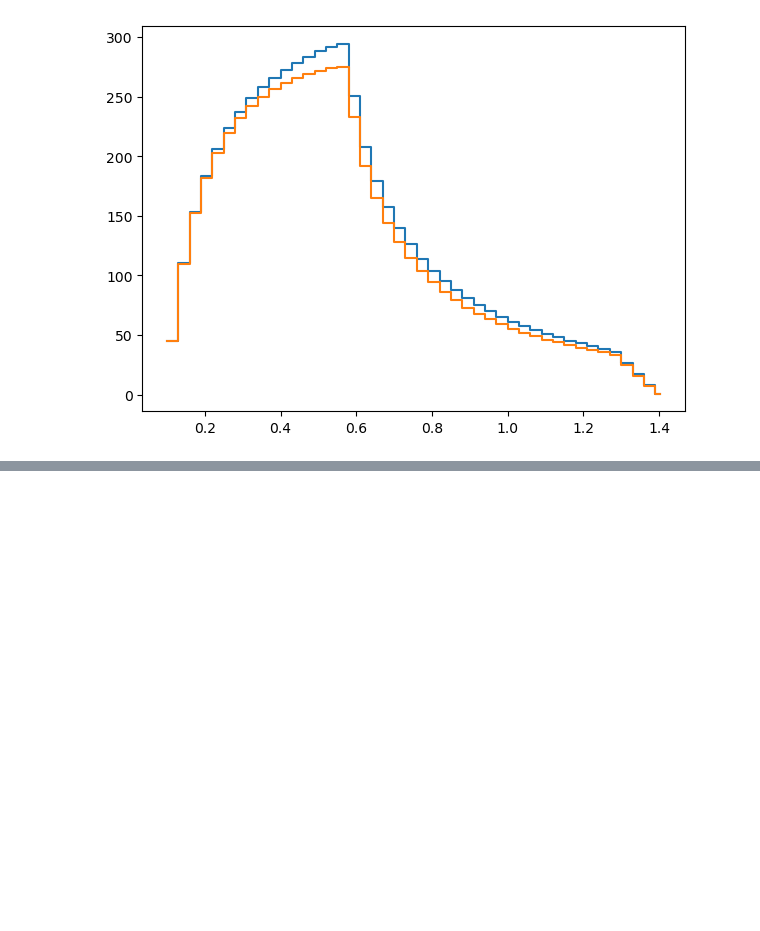
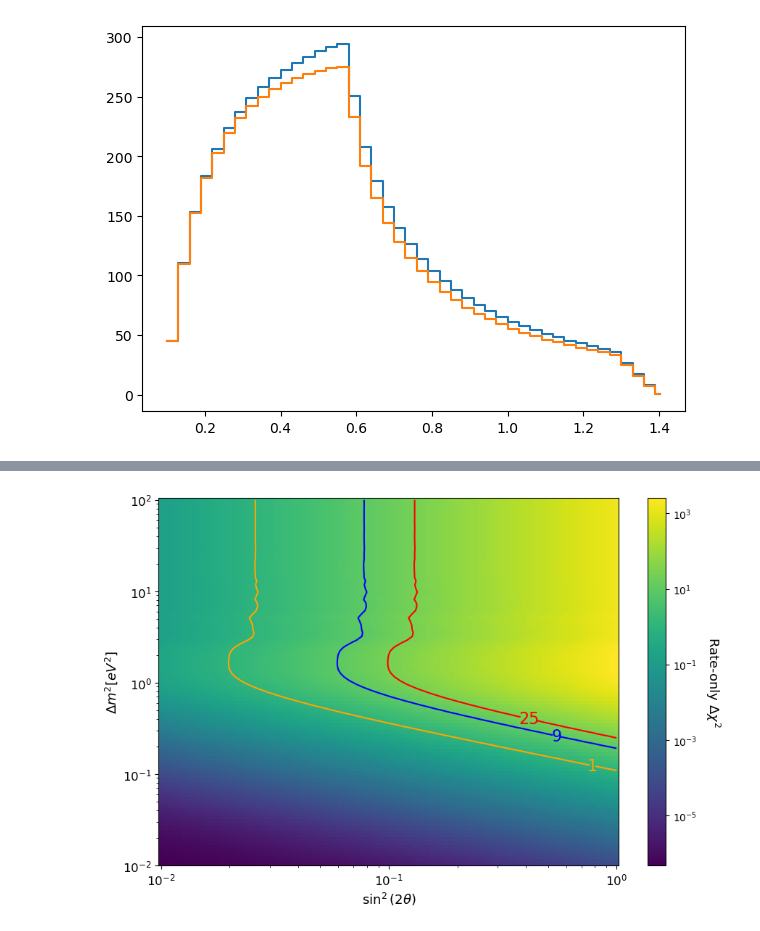
Before and after one commit to YMTheory/sensitivity, a Jupyter notebook: notebooks/test_generator.ipynb, the cells around one changed output, grey strips where cells are left out. Saved outputs shown, nothing was run; the diff lists cells and outputs as text; code cells hidden in the pictures; blank space fills up the shorter version.

```diff
--- a/notebooks/test_generator.ipynb
+++ b/notebooks/test_generator.ipynb
@@ -611,3 +615,13 @@ histlite.plot1d(ax, h0)
 histlite.plot1d(ax, h1)
 # %% [output]
 [figure]
+# %%
+dchi2 = np.zeros((100, 100))
+for i, dm2 in enumerate(np.logspace(-2, 2, 100)):
+    print(i, dm2)
+    for j, sin2 in enumerate(np.logspace(-2, 0, 100)):
+        h = gen1.generate_asimov_dataset(dm2, sin2, )
+        N = np.sum(h.values)
+        N0 = gen1.n_events_noosc
+        sigma0 = np.sqrt(N0)
+        dchi2[100-1-i, j] = (N-N0)**2 / sigma0**2
@@ -613,0 +646,22 @@ histlite.plot1d(ax, h1)
+# %%
+from matplotlib import colors
+
+fig, ax = plt.subplots(figsize=(9, 6))
+sin2_arr = np.logspace(-2, 0, 100)
+dm2_arr = np.logspace(-2, 2, 100)
+im = ax.pcolormesh(sin2_arr, dm2_arr, dchi2[::-1, :], norm=colors.LogNorm(vmin=np.min(dchi2), vmax=np.max(dchi2)))
+cb = plt.colorbar(im, ax=ax)
+
+X, Y = np.meshgrid(sin2_arr, dm2_arr)
+CS = ax.contour(X, Y, dchi2[::-1, :], levels=[1,  9,  25], colors=['orange', 'blue', 'red', ])
+ax.clabel(CS, inline=True, fontsize=16)
+
+ax.tick_params(labelsize=12)
+ax.set_xlabel(r'$\sin^2(2\theta)$', fontsize=13)
+ax.set_ylabel(r"$\Delta m^2 [eV^2]$", fontsize=13)
+ax.loglog()
+cb.set_label(r'Rate-only $\Delta \chi^2$', fontsize=13, labelpad=24, rotation=270)
+plt.tight_layout()
+plt.savefig('../plots/noosc_dataset_rateonly_dchi2_3cmbinwidth.pdf')
+# %% [output]
+[figure, added]
```
Also changed, not shown: parts of 2 cells of this notebook, 1 other file.
